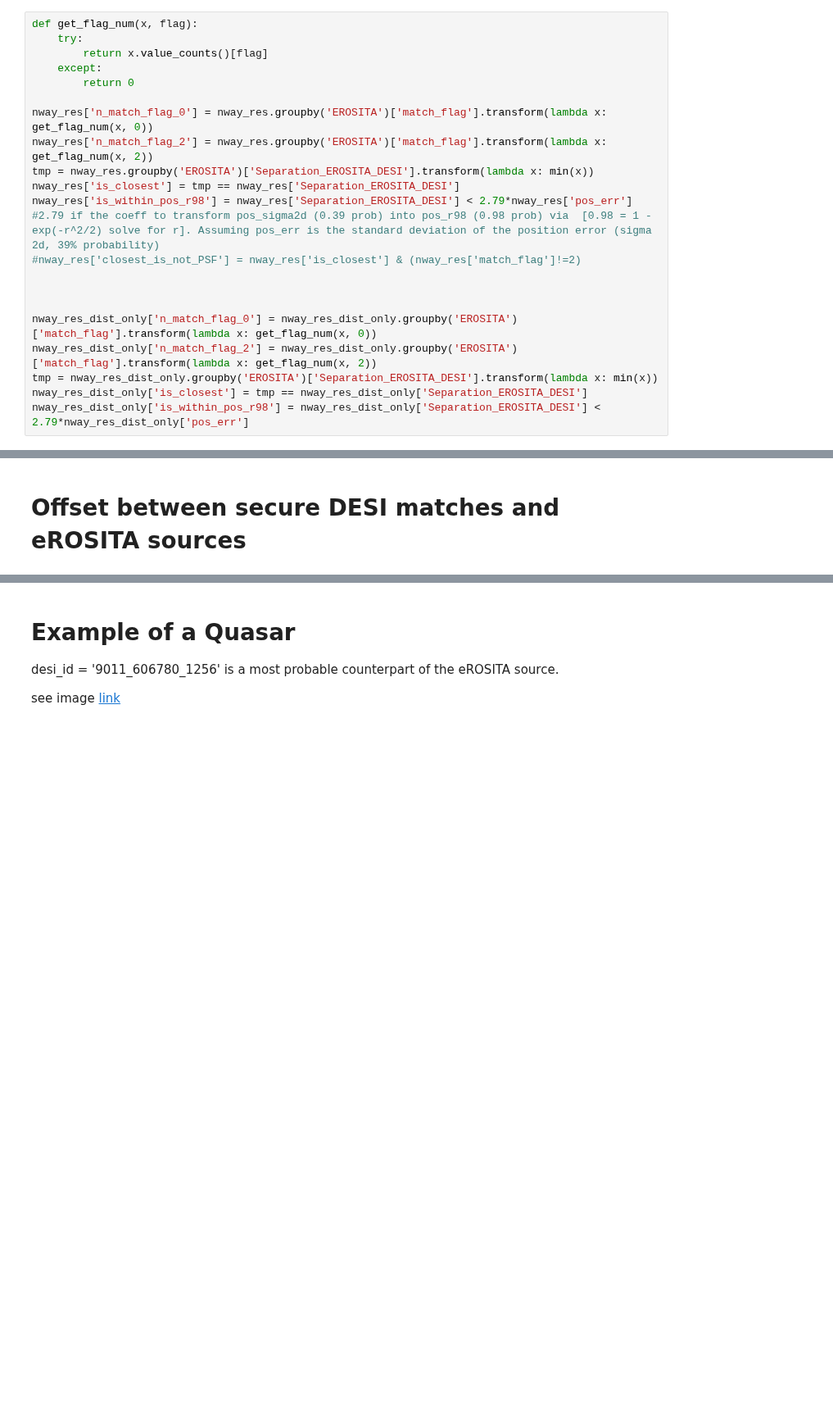
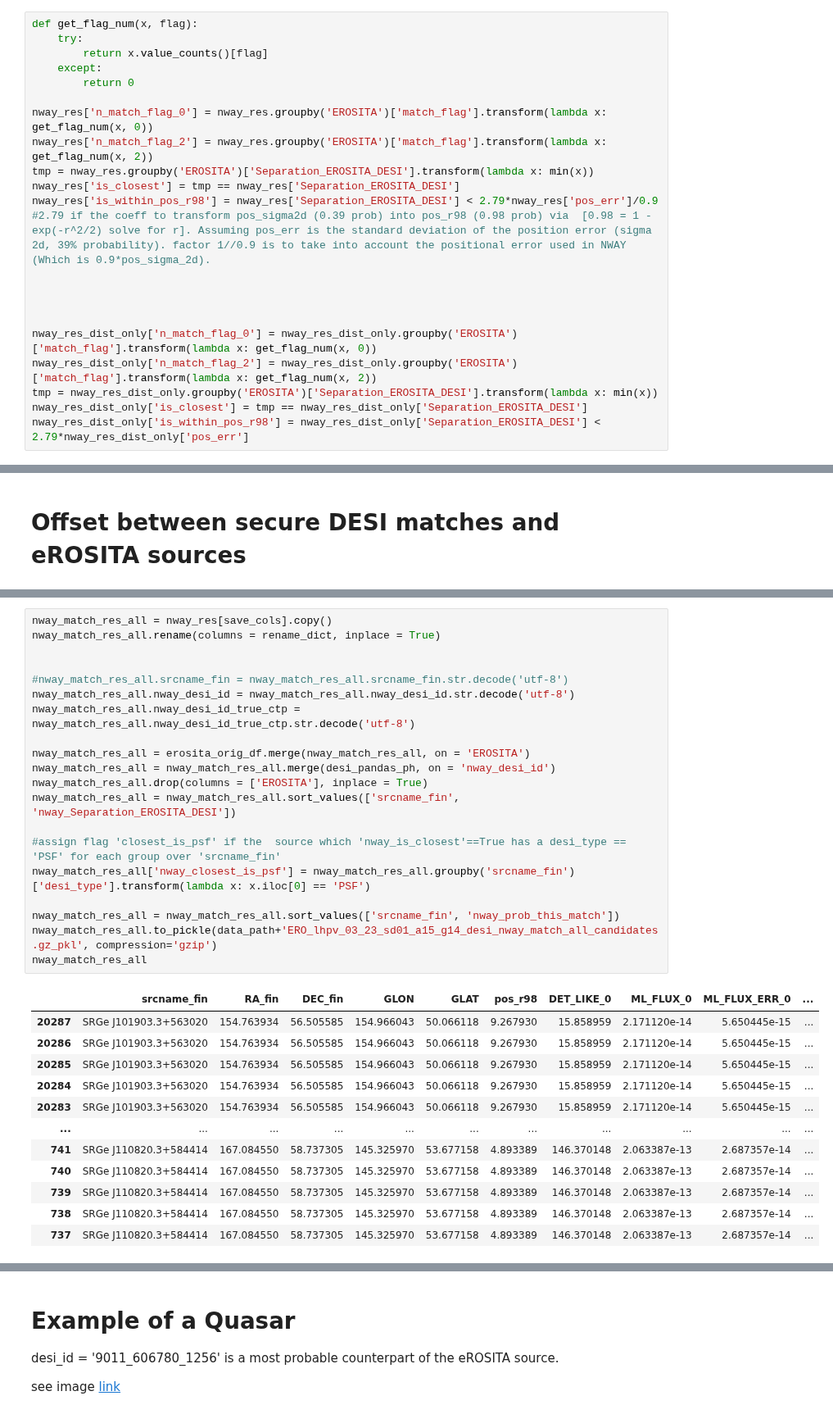
Before and after one commit to SergeiDBykov/lockman_hole, a Jupyter notebook: 3_desi-crossmatch/2_results-analyse.ipynb, the cells around one changed output, grey strips where cells are left out. Shown at 82% size. Cells and saved outputs as stored; diff of their text form; blank space fills up the shorter version.

```diff
--- a/3_desi-crossmatch/2_results-analyse.ipynb
+++ b/3_desi-crossmatch/2_results-analyse.ipynb
@@ -67,8 +56,8 @@ nway_res['n_match_flag_0'] = nway_res.groupby('EROSITA')['match_flag'].transform
 nway_res['n_match_flag_2'] = nway_res.groupby('EROSITA')['match_flag'].transform(lambda x: get_flag_num(x, 2))
 tmp = nway_res.groupby('EROSITA')['Separation_EROSITA_DESI'].transform(lambda x: min(x))
 nway_res['is_closest'] = tmp == nway_res['Separation_EROSITA_DESI']
-nway_res['is_within_pos_r98'] = nway_res['Separation_EROSITA_DESI'] < 2.79*nway_res['pos_err'] #2.79 if the coeff to transform pos_sigma2d (0.39 prob) into pos_r98 (0.98 prob) via  [0.98 = 1 - exp(-r^2/2) solve for r]. Assuming pos_err is the standard deviation of the position error (sigma 2d, 39% probability)
-#nway_res['closest_is_not_PSF'] = nway_res['is_closest'] & (nway_res['match_flag']!=2)
+nway_res['is_within_pos_r98'] = nway_res['Separation_EROSITA_DESI'] < 2.79*nway_res['pos_err']/0.9 #2.79 if the coeff to transform pos_sigma2d (0.39 prob) into pos_r98 (0.98 prob) via  [0.98 = 1 - exp(-r^2/2) solve for r]. Assuming pos_err is the standard deviation of the position error (sigma 2d, 39% probability). factor 1//0.9 is to take into account the positional error used in NWAY (Which is 0.9*pos_sigma_2d).
+
 
 
 
@@ -312,0 +314,33 @@ rename_dict =  {
+# %%
+nway_match_res_all = nway_res[save_cols].copy()
+nway_match_res_all.rename(columns = rename_dict, inplace = True)
+
+
+#nway_match_res_all.srcname_fin = nway_match_res_all.srcname_fin.str.decode('utf-8')
+nway_match_res_all.nway_desi_id = nway_match_res_all.nway_desi_id.str.decode('utf-8')
+nway_match_res_all.nway_desi_id_true_ctp = nway_match_res_all.nway_desi_id_true_ctp.str.decode('utf-8')
+
+nway_match_res_all = erosita_orig_df.merge(nway_match_res_all, on = 'EROSITA')
+nway_match_res_all = nway_match_res_all.merge(desi_pandas_ph, on = 'nway_desi_id')
+nway_match_res_all.drop(columns = ['EROSITA'], inplace = True)
+nway_match_res_all = nway_match_res_all.sort_values(['srcname_fin', 'nway_Separation_EROSITA_DESI'])
+
+#assign flag 'closest_is_psf' if the  source which 'nway_is_closest'==True has a desi_type == 'PSF' for each group over 'srcname_fin'
+nway_match_res_all['nway_closest_is_psf'] = nway_match_res_all.groupby('srcname_fin')['desi_type'].transform(lambda x: x.iloc[0] == 'PSF')
+
+nway_match_res_all = nway_match_res_all.sort_values(['srcname_fin', 'nway_prob_this_match'])
+nway_match_res_all.to_pickle(data_path+'ERO_lhpv_03_23_sd01_a15_g14_desi_nway_match_all_candidates.gz_pkl', compression='gzip')
+nway_match_res_all
+# %% [output]
+|  | srcname_fin | RA_fin | DEC_fin | GLON | GLAT | pos_r98 | DET_LIKE_0 | ML_FLUX_0 | ML_FLUX_ERR_0 | ... |
+| 20287 | SRGe J101903.3+563020 | 154.763934 | 56.505585 | 154.966043 | 50.066118 | 9.267930 | 15.858959 | 2.171120e-14 | 5.650445e-15 | ... |
+| 20286 | SRGe J101903.3+563020 | 154.763934 | 56.505585 | 154.966043 | 50.066118 | 9.267930 | 15.858959 | 2.171120e-14 | 5.650445e-15 | ... |
+| 20285 | SRGe J101903.3+563020 | 154.763934 | 56.505585 | 154.966043 | 50.066118 | 9.267930 | 15.858959 | 2.171120e-14 | 5.650445e-15 | ... |
+| 20284 | SRGe J101903.3+563020 | 154.763934 | 56.505585 | 154.966043 | 50.066118 | 9.267930 | 15.858959 | 2.171120e-14 | 5.650445e-15 | ... |
+| 20283 | SRGe J101903.3+563020 | 154.763934 | 56.505585 | 154.966043 | 50.066118 | 9.267930 | 15.858959 | 2.171120e-14 | 5.650445e-15 | ... |
+| ... | ... | ... | ... | ... | ... | ... | ... | ... | ... | ... |
+| 741 | SRGe J110820.3+584414 | 167.084550 | 58.737305 | 145.325970 | 53.677158 | 4.893389 | 146.370148 | 2.063387e-13 | 2.687357e-14 | ... |
+| 740 | SRGe J110820.3+584414 | 167.084550 | 58.737305 | 145.325970 | 53.677158 | 4.893389 | 146.370148 | 2.063387e-13 | 2.687357e-14 | ... |
+| 739 | SRGe J110820.3+584414 | 167.084550 | 58.737305 | 145.325970 | 53.677158 | 4.893389 | 146.370148 | 2.063387e-13 | 2.687357e-14 | ... |
+| 738 | SRGe J110820.3+584414 | 167.084550 | 58.737305 | 145.325970 | 53.677158 | 4.893389 | 146.370148 | 2.063387e-13 | 2.687357e-14 | ... |
+| 737 | SRGe J110820.3+584414 | 167.084550 | 58.737305 | 145.325970 | 53.677158 | 4.893389 | 146.370148 | 2.063387e-13 | 2.687357e-14 | ... |
```
Also changed, not shown: parts of 16 cells of this notebook, 5 other files.
